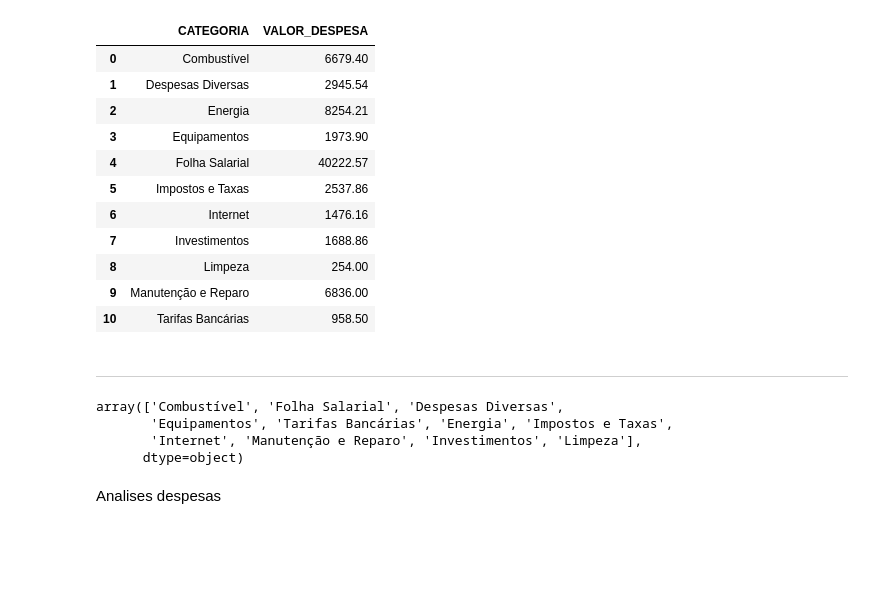
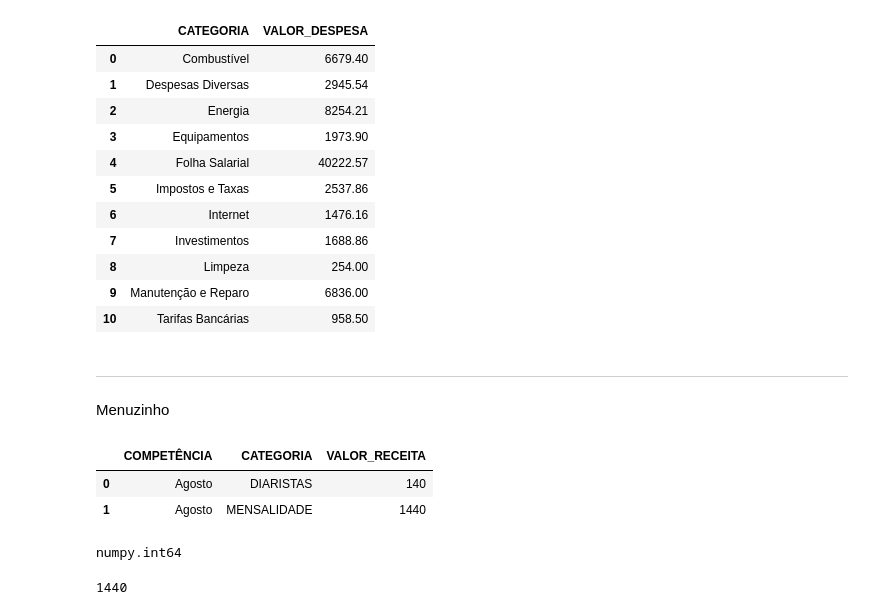
Before and after one commit to talesaraujoc/mrleague_dashboard_controle_financeiro, a Jupyter notebook: notebook.ipynb, the cells around one changed output. Saved outputs shown, nothing was run; the diff lists cells and outputs as text; code cells hidden in the pictures; blank space fills up the shorter version.

```diff
--- a/notebook.ipynb
+++ b/notebook.ipynb
@@ -1,8 +1,8 @@
 # %%
 import pandas as pd
 # %%
-df_receitas = pd.read_excel('data/receitas_2022.xlsx')
-df_despesas = pd.read_excel('data/despesas_2022.xlsx')
+df_receitas = pd.read_excel('data/receitas_2023.xlsx')
+df_despesas = pd.read_excel('data/despesas_2023.xlsx')
 # %%
 df_receitas.rename(columns={"VALOR": "VALOR_RECEITA"}, inplace=True)
 # %%
@@ -210,9 +208,0 @@ lista_categorias_despesas = df_despesas['CATEGORIA'].unique()
-# %%
-lista_categorias_despesas
-# %% [output]
-array(['Combustível', 'Folha Salarial', 'Despesas Diversas',
-       'Equipamentos', 'Tarifas Bancárias', 'Energia', 'Impostos e Taxas',
-       'Internet', 'Manutenção e Reparo', 'Investimentos', 'Limpeza'],
-      dtype=object)
-# %% [markdown]
-Analises despesas
@@ -222,0 +209,11 @@ fig_teste.add_trace(go.Indicator(value=))
+# %% [markdown]
+Menuzinho
+# %%
+df_filter_incomes_months = df_receitas.groupby(['COMPETÊNCIA','CATEGORIA']).agg({'VALOR_RECEITA':'sum'})
+df_filter_incomes_months = df_filter_incomes_months.reset_index()
+# %%
+df_filter_incomes_months
+# %% [output]
+|  | COMPETÊNCIA | CATEGORIA | VALOR_RECEITA |
+| 0 | Agosto | DIARISTAS | 140 |
+| 1 | Agosto | MENSALIDADE | 1440 |
@@ -222,0 +224,8 @@ fig_teste.add_trace(go.Indicator(value=))
+# %%
+type(testando[0])
+# %% [output]
+numpy.int64
+# %%
+print(receita_mensalidade)
+# %% [output]
+1440
```
Also changed, not shown: parts of 6 cells of this notebook, 4 other files.
